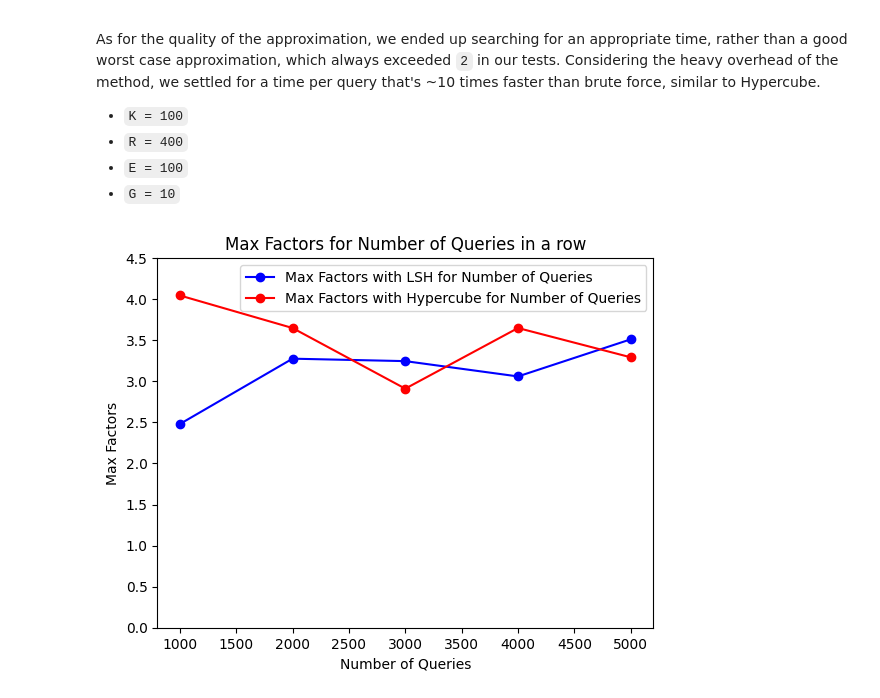
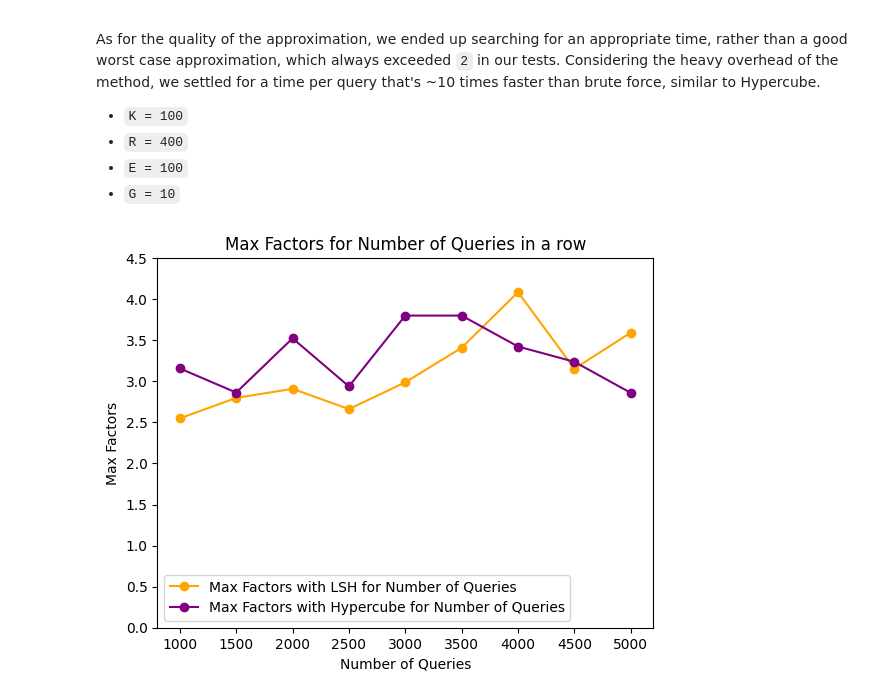
Before and after one commit to UpTheShipCreek/Project2023, a Jupyter notebook: Assignment_2/AlgorithmComparisons.ipynb, the cells around one changed output. Cells and saved outputs as stored; diff of their text form; code cells hidden in the pictures.

```diff
--- a/Assignment_2/AlgorithmComparisons.ipynb
+++ b/Assignment_2/AlgorithmComparisons.ipynb
@@ -655,28 +655,33 @@ As for the quality of the approximation, we ended up searching for an appropriat
 # %%
 import matplotlib.pyplot as plt
 
 # Data
-q_values = [1000, 2000, 3000, 4000, 5000]
+q_values = [1000, 1500, 2000, 2500, 3000, 3500, 4000, 4500, 5000]
 
-lsh_max_factors = [2.479902, 3.275721, 3.245855 , 3.059500, 3.511222]
-cube_max_factors = [4.045549, 3.649006, 2.910542, 3.649006, 3.292359]
+lsh_max_factors = [2.548782, 2.798385, 2.908510,
+                   2.661825, 2.988150, 3.408704,
+                   4.085710, 3.153726, 3.592235]
 
-plt.plot(q_values, lsh_max_factors, marker='o', linestyle='-', color='b', label='Max Factors with LSH for Number of Queries')
-plt.plot(q_values, cube_max_factors , marker='o', linestyle='-', color='r', label='Max Factors with Hypercube for Number of Queries')
+cube_max_factors = [3.156992, 2.863029, 3.523828,
+                    2.938449, 3.800552, 3.800552,
+                    3.423761, 3.237893, 2.859710]
+
+plt.plot(q_values, lsh_max_factors, marker='o', linestyle='-', color='orange', label='Max Factors with LSH for Number of Queries')
+plt.plot(q_values, cube_max_factors , marker='o', linestyle='-', color='purple', label='Max Factors with Hypercube for Number of Queries')
 
 
 # Adding labels and title
 plt.xlabel('Number of Queries')
 plt.ylabel('Max Factors')
 plt.ylim(0.0, 4.5)
 plt.title('Max Factors for Number of Queries in a row')
 
 # Adding legend
 plt.legend()
 
 # Display the graph
 plt.show()
 # %% [output]
-[figure, old version]
+[figure, new version]
 # %% [markdown]
 ## MRNG
```
Also changed, not shown: parts of 20 cells of this notebook.
